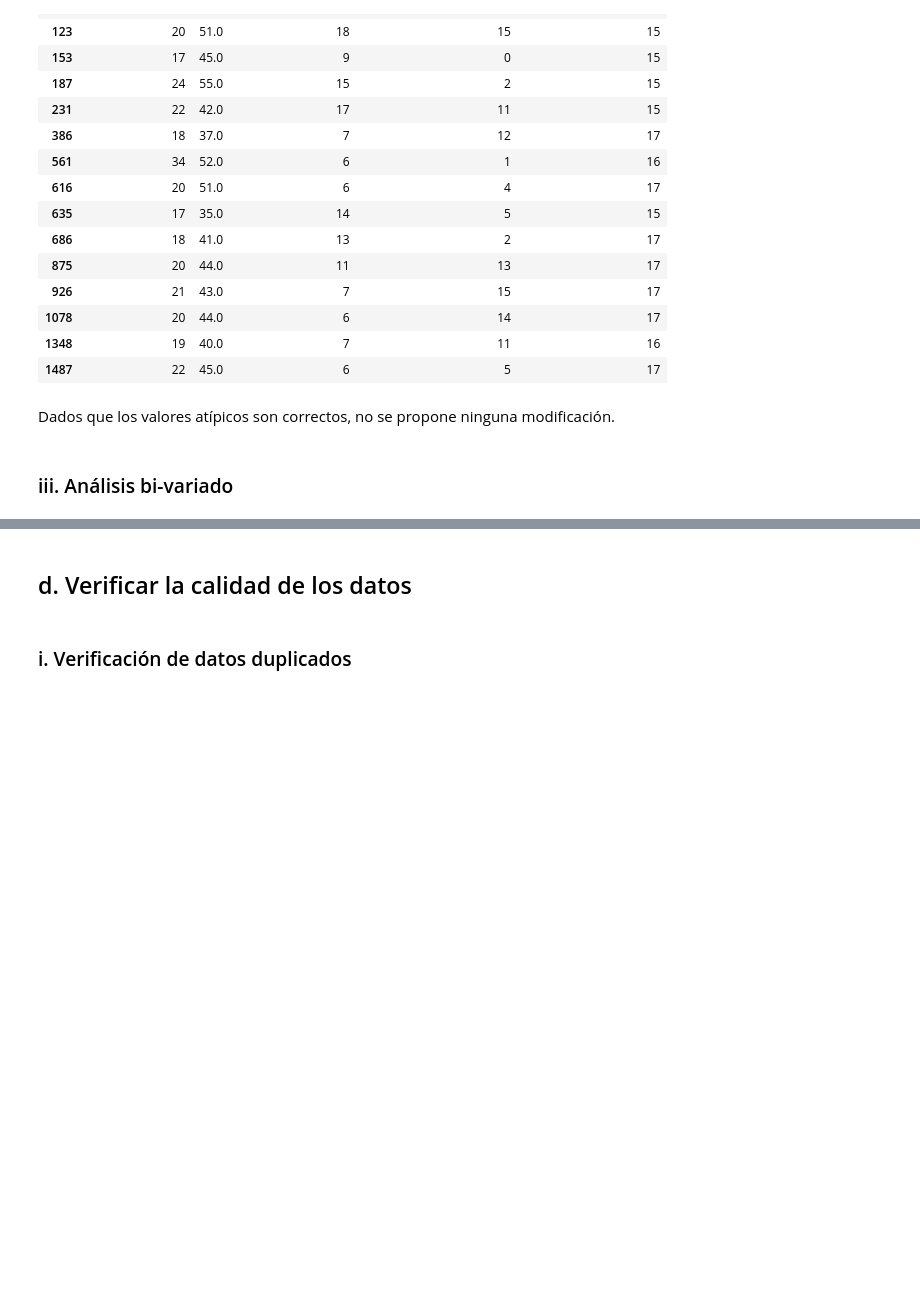
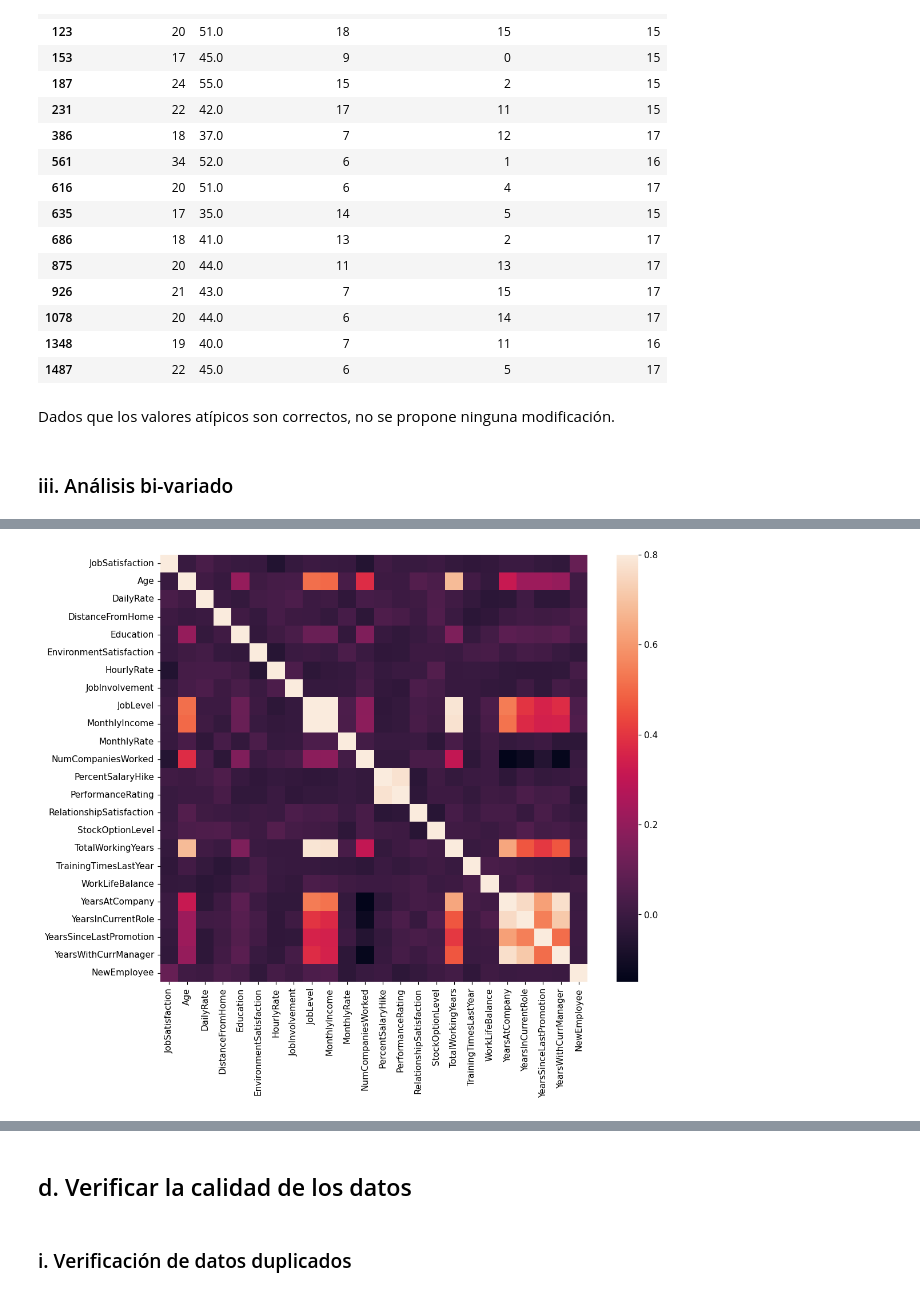
Before and after one commit to davidpolme/Taller3-DataScience, a Jupyter notebook: CDA_Taller3.ipynb, the cells around one changed output, grey strips where cells are left out. Saved outputs shown, nothing was run; the diff lists cells and outputs as text; code cells hidden in the pictures; blank space fills up the shorter version.

```diff
--- a/CDA_Taller3.ipynb
+++ b/CDA_Taller3.ipynb
@@ -1294,0 +1429,6 @@ Dados que los valores atípicos son correctos, no se propone ninguna modificaci
+# %%
+matriz = data.corr()
+f, ax = plt.subplots(figsize=(12, 9))
+sns.heatmap(matriz, vmax=.8, square=True);
+# %% [output]
+[figure, added]
```
Also changed, not shown: parts of 169 cells of this notebook.
